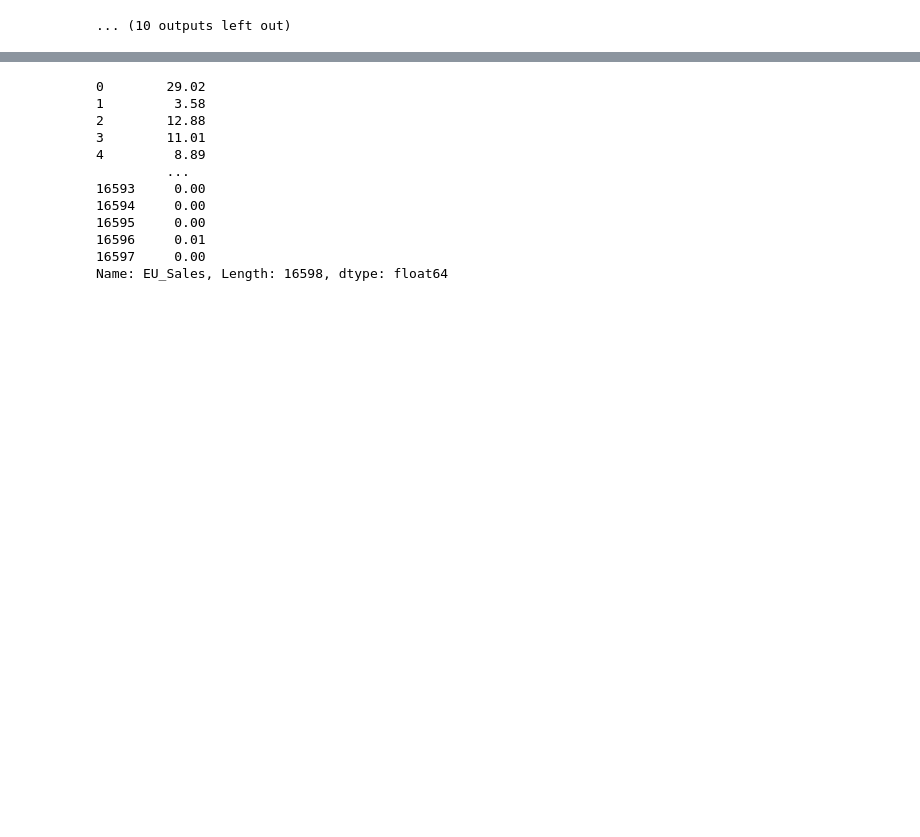
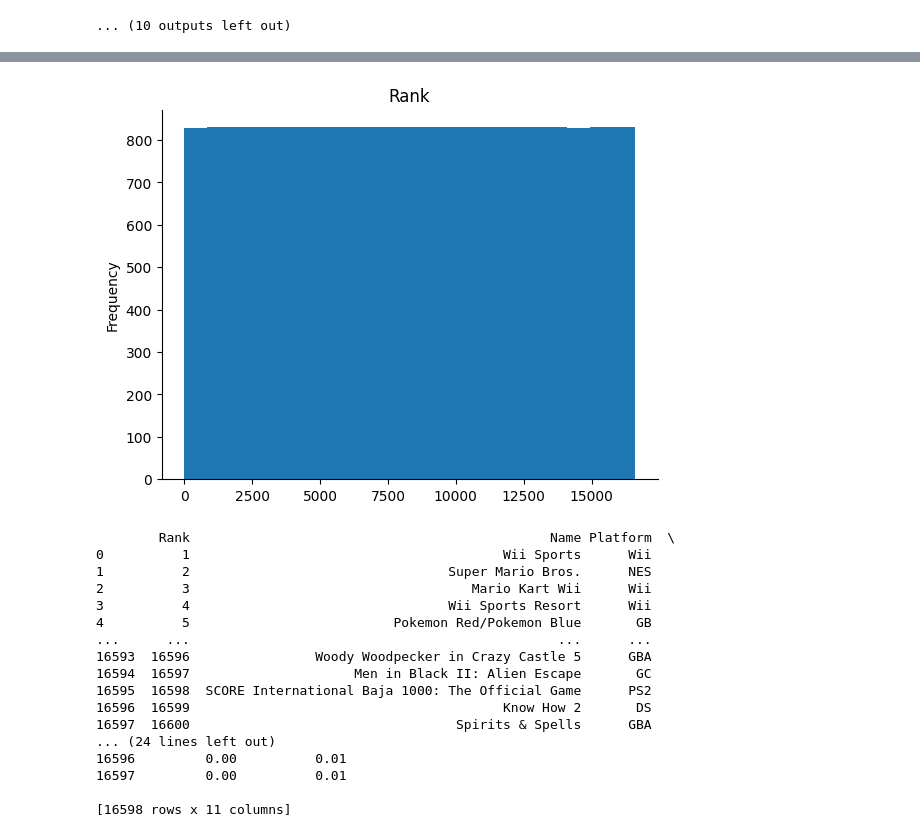
Before and after one commit to nainarbala/machinelearning, a Jupyter notebook: ch1/machinelearning_1.ipynb, the cells around one changed output, grey strips where cells are left out. Cells and saved outputs as stored; diff of their text form; code cells hidden in the pictures; blank space fills up the shorter version.

```diff
--- a/ch1/machinelearning_1.ipynb
+++ b/ch1/machinelearning_1.ipynb
@@ -54,15 +94,28 @@ plt.gca().spines[['top', 'right',]].set_visible(False)
+# %%
+# @title Rank
+
+from matplotlib import pyplot as plt
+df['Rank'].plot(kind='hist', bins=20, title='Rank')
+plt.gca().spines[['top', 'right',]].set_visible(False)
+# %% [output]
+[figure, added]
 # %%
-print(df.EU_Sales)
+print(df)
 # %% [output]
-0        29.02
-1         3.58
-2        12.88
-3        11.01
-4         8.89
-         ...
-16593     0.00
-16594     0.00
-16595     0.00
-16596     0.01
-16597     0.00
-Name: EU_Sales, Length: 16598, dtype: float64
+        Rank                                              Name Platform  \
+0          1                                        Wii Sports      Wii
+1          2                                 Super Mario Bros.      NES
+2          3                                    Mario Kart Wii      Wii
+3          4                                 Wii Sports Resort      Wii
+4          5                          Pokemon Red/Pokemon Blue       GB
+...      ...                                               ...      ...
+16593  16596                Woody Woodpecker in Crazy Castle 5      GBA
+16594  16597                     Men in Black II: Alien Escape       GC
+16595  16598  SCORE International Baja 1000: The Official Game      PS2
+16596  16599                                        Know How 2       DS
+16597  16600                                  Spirits & Spells      GBA
+... (24 lines left out)
+16596         0.00          0.01
+16597         0.00          0.01
+
+[16598 rows x 11 columns]
```
Also changed, not shown: parts of 3 cells of this notebook.
